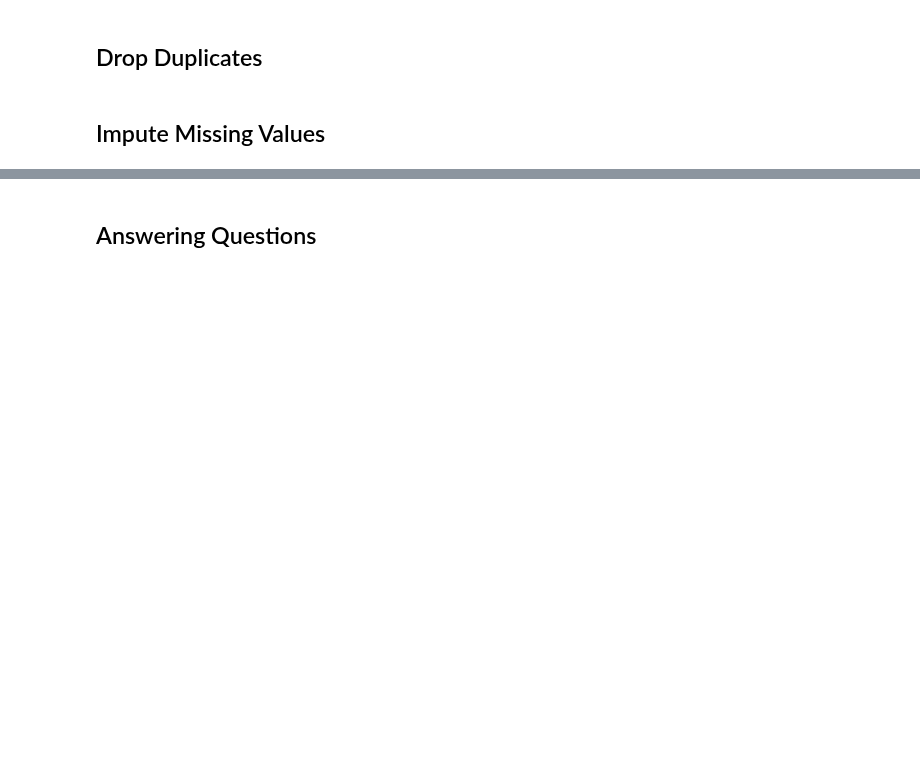
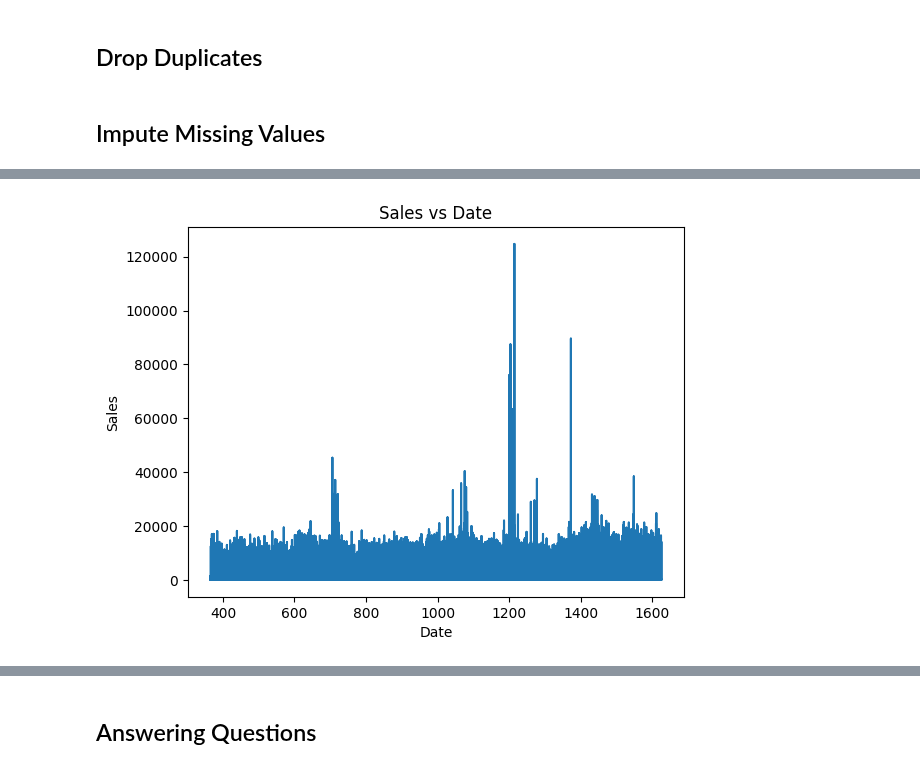
Before and after one commit to ikoghoemmanuell/Grocery-Store-Forecasting-Challenge-For-Azubian, a Jupyter notebook: dev/notebooks/sales.ipynb, the cells around one changed output, grey strips where cells are left out. Drawn from its saved outputs; the diff is of its cells as text; code cells hidden in the pictures; blank space fills up the shorter version.

```diff
--- a/dev/notebooks/sales.ipynb
+++ b/dev/notebooks/sales.ipynb
@@ -699,0 +795,21 @@ holidays
+# %%
+import matplotlib.pyplot as plt
+
+# Filter the data for rows where is_holiday is True
+holiday_data = df[df['is_holiday']]
+
+# Plot the sales vs date
+plt.plot(df['date'], df['sales'])
+
+# Plot red line for holiday dates
+plt.plot(holiday_data['date'], holiday_data['sales'], color='red')
+
+# Set plot labels and title
+plt.xlabel('Date')
+plt.ylabel('Sales')
+plt.title('Sales vs Date')
+
+# Display the plot
+plt.show()
+# %% [output]
+[figure, added]
```
Also changed, not shown: parts of 60 cells of this notebook.
